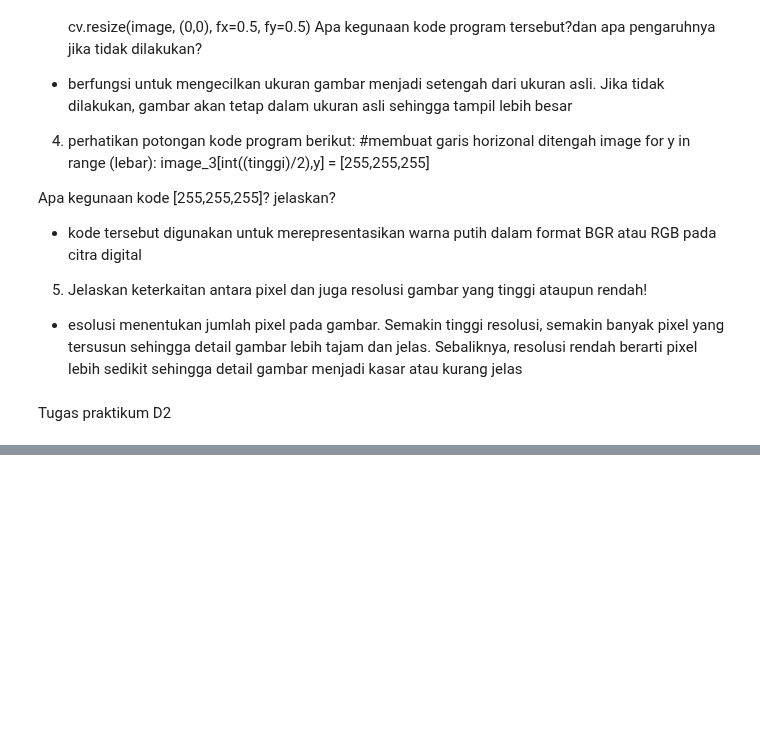
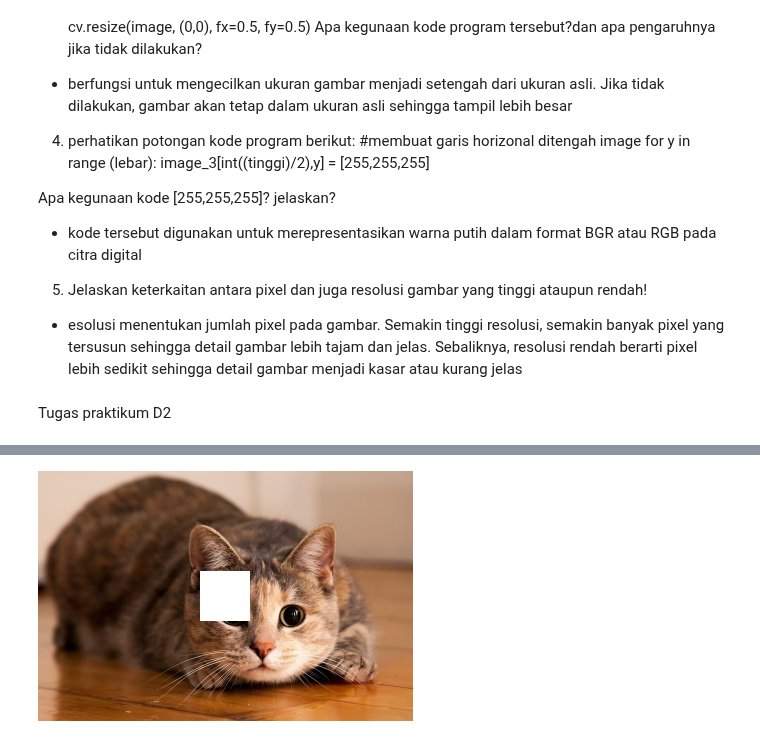
Before and after one commit to ayuannisa17/PCdVK_ganjil_2026, a Jupyter notebook: latihan_integrasi.ipynb, the cells around one changed output, grey strips where cells are left out. Saved outputs shown, nothing was run; the diff lists cells and outputs as text; code cells hidden in the pictures; blank space fills up the shorter version.

```diff
--- a/latihan_integrasi.ipynb
+++ b/latihan_integrasi.ipynb
@@ -83,0 +120,11 @@ Tugas praktikum D2
+# %%
+# 4. Buat kotak menggunakan kumpulan pixel warna putih di sembarang tempat dalam gambar
+image_kotak = image_rgb.copy()
+y1 = int(tinggi / 2) - 25
+y2 = int(tinggi / 2) + 25
+x1 = int(lebar / 2) - 25
+x2 = int(lebar / 2) + 25
+image_kotak[y1:y2, x1:x2] = [255, 255, 255]
+cv2_imshow(image_kotak)
+# %% [output]
+[figure, added]
```
Also changed, not shown: parts of 6 cells of this notebook.
